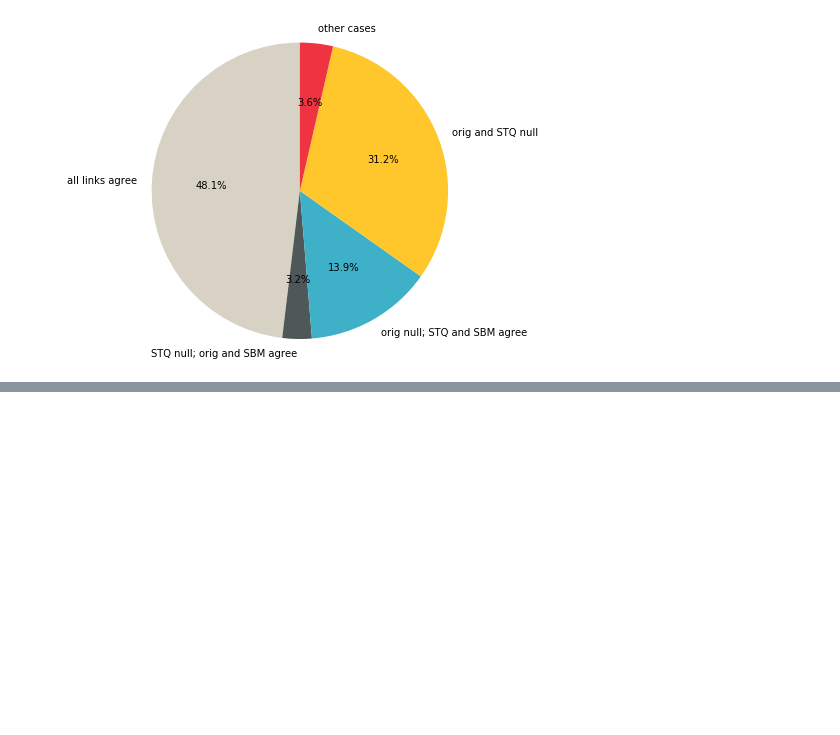
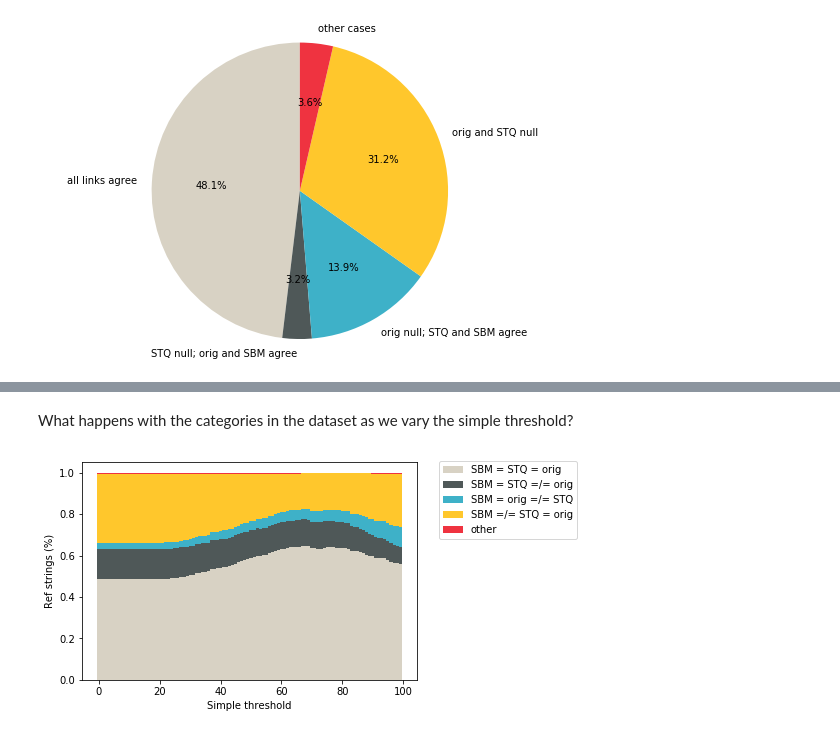
Before and after one commit to CrossRef/reference-matching-evaluation, a Jupyter notebook: analyses/existing_matches.ipynb, the cells around one changed output, grey strips where cells are left out. Drawn from its saved outputs; the diff is of its cells as text; code cells hidden in the pictures; blank space fills up the shorter version.

```diff
--- a/analyses/existing_matches.ipynb
+++ b/analyses/existing_matches.ipynb
@@ -223,0 +261,43 @@ plt.show()
+# %%
+def get_category(item):
+    if (item['reason'] == 'all links agree' and item[sbm_link] is not None) or \
+        (item[sbm_link] == item[orig_link] and item[sbm_link] == item[stq_link]):
+        return 'SBM = STQ = orig'
+    if ('STQ correct' in item['reason'] and 'SBM correct' in item['reason'] and item[sbm_link] is not None) \
+        or (item[sbm_link] != item[orig_link] and item[sbm_link] == item[stq_link]):
+        return 'SBM = STQ =/= orig'
+    if ('orig correct' in item['reason'] and 'SBM correct' in item['reason'] and item[sbm_link] is not None) \
+        or (item[sbm_link] == item[orig_link] and item[sbm_link] != item[stq_link]):
+        return 'SBM = orig =/= STQ'
+    if ('STQ correct' in item['reason'] and 'orig correct' in item['reason']) \
+        or (item[sbm_link] != item[orig_link] and item[orig_link] == item[stq_link]):
+        return 'SBM =/= STQ = orig'
+    return 'other'
+# %% [markdown]
+What happens with the categories in the dataset as we vary the simple threshold?
+# %%
+data = read_json(DATA_DIR + 'sample_1000.json')
+data_categories = [[get_category(d) for d in modify_simple_threshold(data, t)] for t in np.arange(0, 100, 1)]
+categories = ['SBM = STQ = orig', 'SBM = STQ =/= orig', 'SBM = orig =/= STQ', 'SBM =/= STQ = orig', 'other']
+categories_counts = [[d.count(cat)/1000 for d in data_categories] for cat in categories]
+
+ind = np.arange(0, 100, 1)
+p1 = plt.bar(ind, categories_counts[0], width=1, color='#d8d2c4')
+p2 = plt.bar(ind, categories_counts[1], width=1, bottom=categories_counts[0], color='#4f5858')
+p3 = plt.bar(ind, categories_counts[2], width=1,
+             bottom=[c1+c2 for c1, c2 in zip(categories_counts[0],categories_counts[1])], color='#3eb1c8')
+p4 = plt.bar(ind, categories_counts[3], width=1,
+             bottom=[c1+c2+c3 for c1, c2, c3 in zip(categories_counts[0],categories_counts[1],categories_counts[2])],
+             color='#ffc72c')
+p5 = plt.bar(ind, categories_counts[4], width=1,
+             bottom=[c1+c2+c3+c4 for c1, c2, c3, c4 in zip(categories_counts[0],categories_counts[1],
+                                                           categories_counts[2],categories_counts[3])],
+             color='#ef3340')
+
+plt.xlabel('Simple threshold')
+plt.ylabel('Ref strings (%)')
+plt.legend((p1[0], p2[0], p3[0], p4[0], p5[0]), categories, bbox_to_anchor=(1.05, 1.03))
+
+plt.show()
+# %% [output]
+[figure, added]
```
Also changed, not shown: parts of 25 cells of this notebook, 2 other files.
